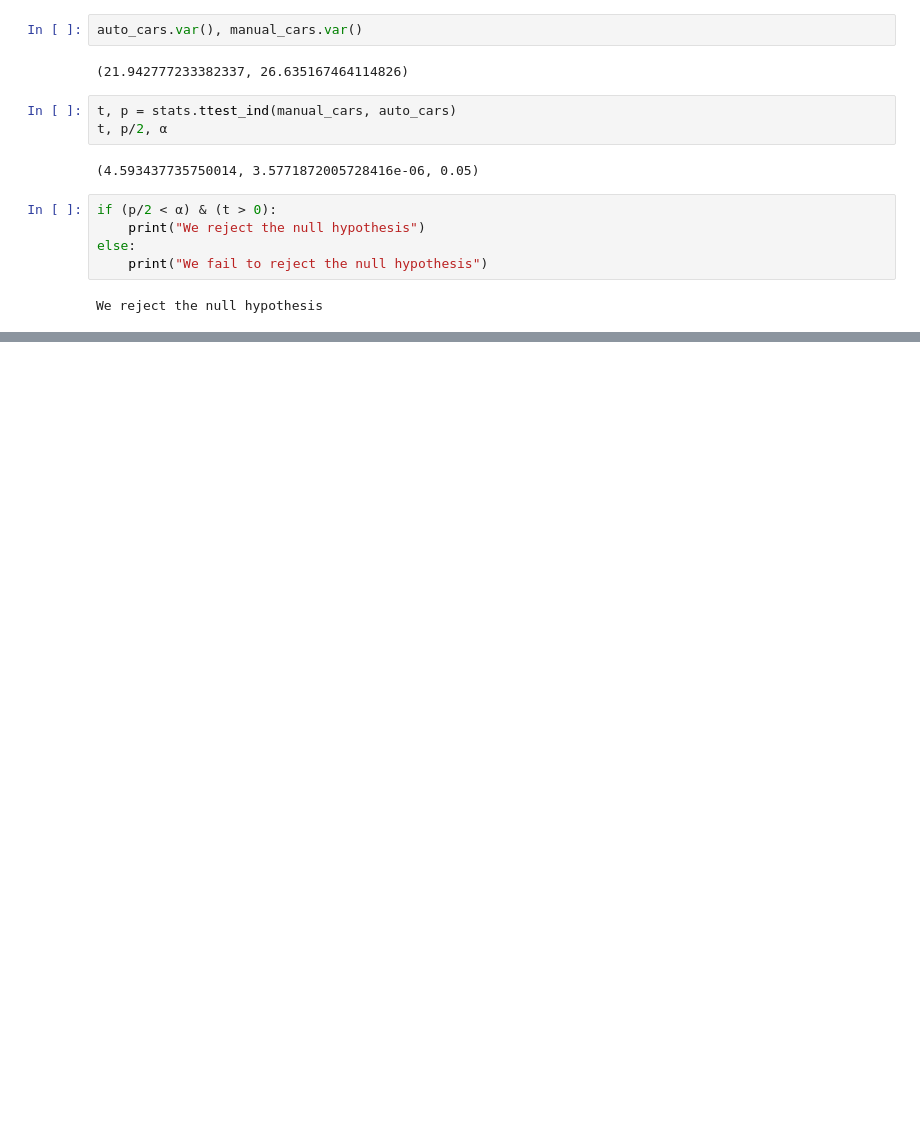
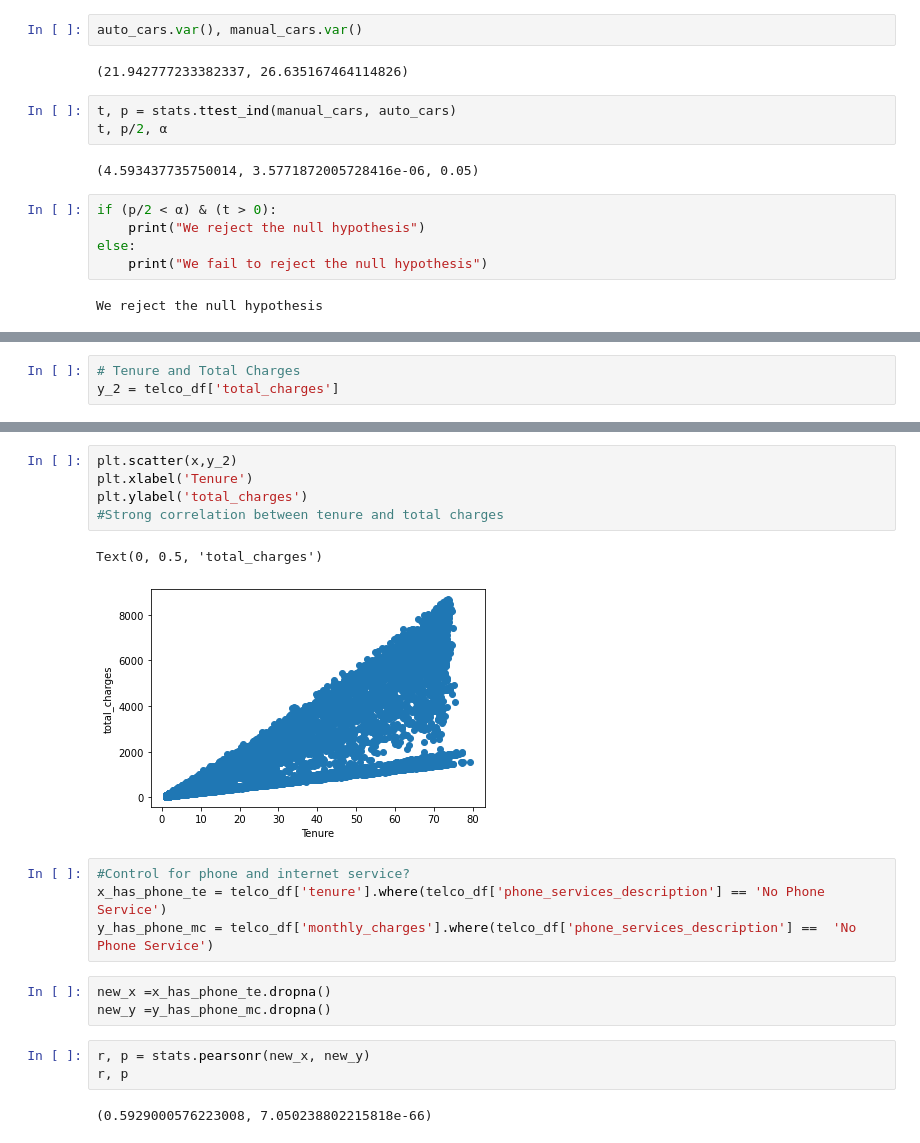
Before and after one commit to Olivert75/statistics-exercises, a Jupyter notebook: hypothesis_testing.ipynb, the cells around one changed output, grey strips where cells are left out. Cells and saved outputs as stored; diff of their text form; blank space fills up the shorter version.

```diff
--- a/hypothesis_testing.ipynb
+++ b/hypothesis_testing.ipynb
@@ -218,0 +315,3 @@ We reject the null hypothesis
+# %%
+# Tenure and Total Charges
+y_2 = telco_df['total_charges']
@@ -218,0 +323,20 @@ We reject the null hypothesis
+# %%
+plt.scatter(x,y_2)
+plt.xlabel('Tenure')
+plt.ylabel('total_charges')
+#Strong correlation between tenure and total charges
+# %% [output]
+Text(0, 0.5, 'total_charges')
+[figure, added]
+# %%
+#Control for phone and internet service?
+x_has_phone_te = telco_df['tenure'].where(telco_df['phone_services_description'] == 'No Phone Service')
+y_has_phone_mc = telco_df['monthly_charges'].where(telco_df['phone_services_description'] ==  'No Phone Service')
+# %%
+new_x =x_has_phone_te.dropna()
+new_y =y_has_phone_mc.dropna()
+# %%
+r, p = stats.pearsonr(new_x, new_y)
+r, p
+# %% [output]
+(0.5929000576223008, 7.050238802215818e-66)
```
Also changed, not shown: parts of 25 cells of this notebook.
